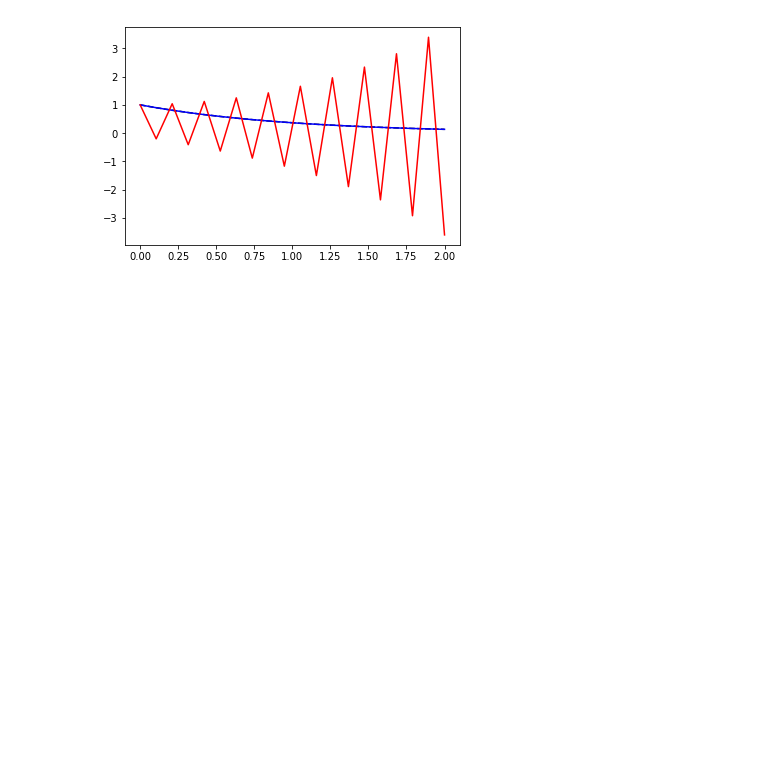
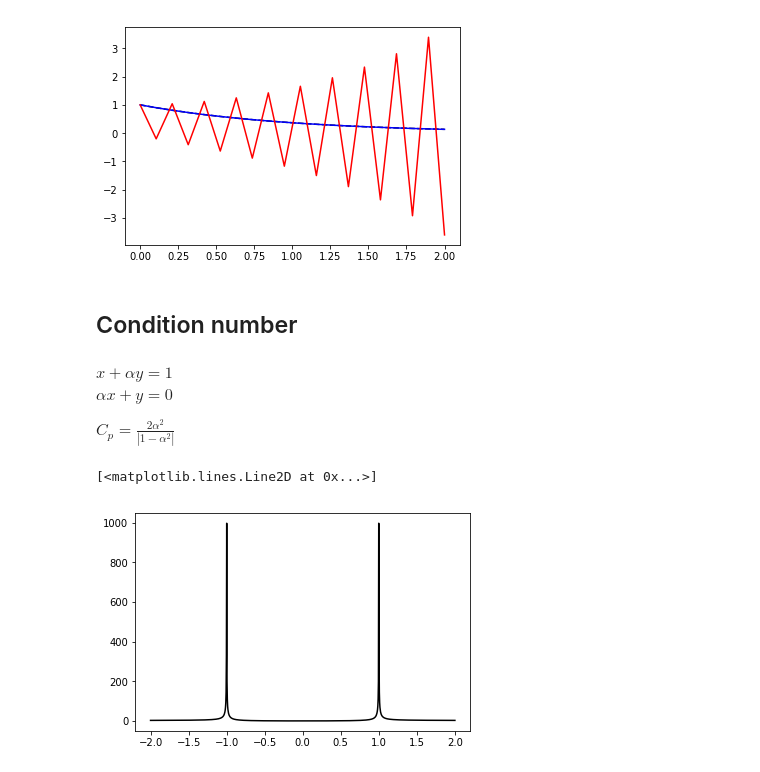
Before and after one commit to valenpe7/numerical_methods, a Jupyter notebook: lectures/02-error.ipynb, the cells around one changed output. Cells and saved outputs as stored; diff of their text form; code cells hidden in the pictures; blank space fills up the shorter version.

Commit message:
fixes in error and linear algebra
added condition number to error and scalar product to linear algebra, fixed pivoting in Gaussian elimination, LU decompostion and Thomas algorithm

```diff
--- a/lectures/02-error.ipynb
+++ b/lectures/02-error.ipynb
@@ -175,3 +175,19 @@ ax.plot(t, v_2, color="red")
 # %% [output]
 [<matplotlib.lines.Line2D at 0x...>]
 [figure]
+# %% [markdown]
+## Condition number
+# %% [markdown]
+$ x + \alpha y = 1$
+$ \alpha x + y = 0$
+
+$ C_p = \frac{2 \alpha^2}{|1 - \alpha^2|}$
+# %%
+alpha = np.linspace(-2, 2, 1000)
+C_p = 2.0 * alpha**2 / np.abs(1 - alpha**2)
+
+fig, ax = plt.subplots()
+ax.plot(alpha, C_p, color="black")
+# %% [output]
+[<matplotlib.lines.Line2D at 0x...>]
+[figure, added]
```
Also changed, not shown: parts of 1 cell of this notebook, 1 other file.
